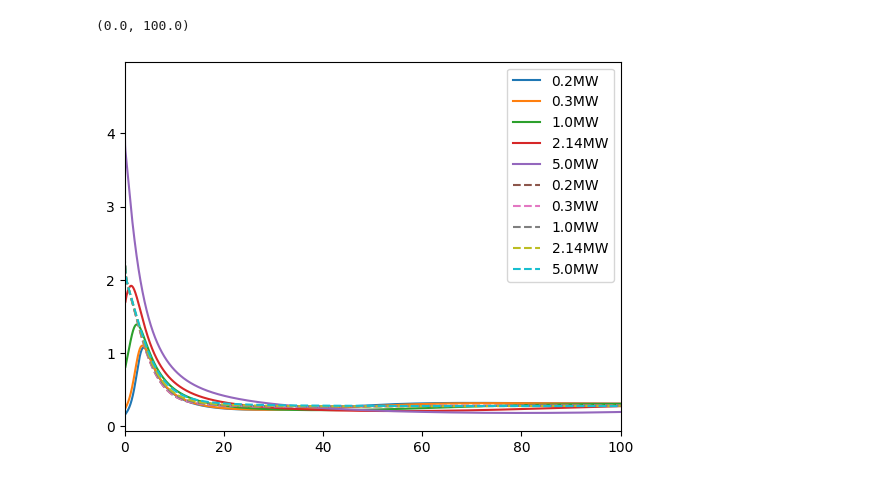
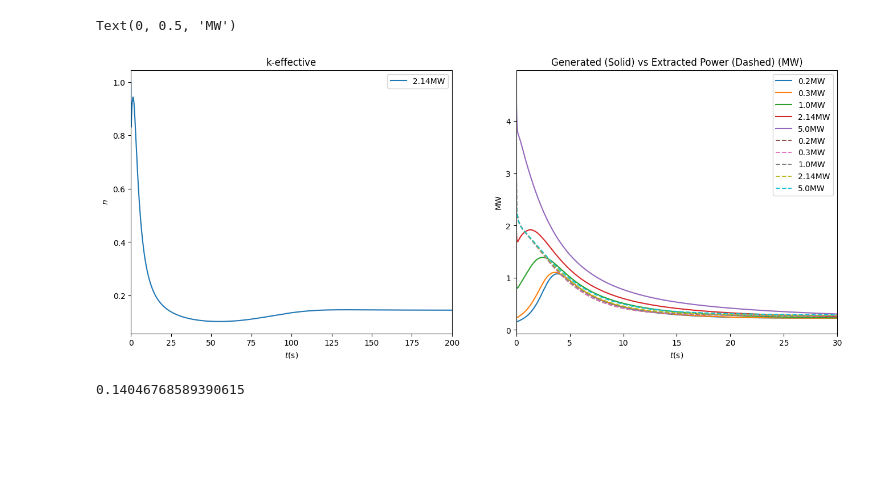
Before and after one commit to LukeLabrie/msc_eng_thesis, a Jupyter notebook: are/compare_power.ipynb, the cells around one changed output. Drawn from its saved outputs; the diff is of its cells as text; code cells hidden in the pictures; blank space fills up the shorter version.

```diff
--- a/are/compare_power.ipynb
+++ b/are/compare_power.ipynb
@@ -4,13 +4,12 @@ from parameters import *
 import numpy as np
 # %%
 # unpack data
-filename1 = 'sim_out_999.99_0.2.txt' # 0.2 MW
-filename2 = 'sim_out_999.99_0.3.txt' # 0.3 MW
-filename3 = 'sim_out_999.99_1.0.txt' # 1.0 MW
-filename4 = 'sim_out_999.99_2.14.txt' # 2.14 MW
-filename5 = 'sim_out_999.99_5.0.txt' # 5.0 MW
+filename1 = 'data/sim_out_999.99_0.2.txt' # 1.2 MW
+filename2 = 'data/sim_out_999.99_0.3.txt' # 1.3 MW
+filename3 = 'data/sim_out_999.99_1.0.txt' # 1.1 MW
+filename4 = 'data/sim_out_999.99_2.14.txt' # 2.14 MW
+filename5 = 'data/sim_out_999.99_5.0.txt' # 5.0 MW
 
-filename6 = 'sim_out_4999.99_1.0.txt' # 1.0 MW
 
 sol_jit1 = []
 sol_jit2 = []
@@ -104,19 +103,38 @@ hwf_ex5 = [(s[11]-s[10])*W_h_fh*scp_h for s in sol_jit5]
 hwc_ex5 = [(s[16]-s[15])*W_h_ch*scp_h for s in sol_jit5]
 tot_ex5 = [fh_ex5[i]+ch_ex5[i]+hwf_ex5[i]+hwc_ex5[i] for i in range(len(sol_jit5))]
 # %%
-plt.plot(T1,tot_pow1,label="0.2MW")
-plt.plot(T2,tot_pow2,label="0.3MW")
-plt.plot(T3,tot_pow3,label="1.0MW")
-plt.plot(T4,tot_pow4,label="2.14MW")
-plt.plot(T5,tot_pow5,label="5.0MW")
+fig, axs = plt.subplots(1,2,figsize=(16,6))
 
-plt.plot(T1,tot_ex1,label="0.2MW",linestyle='--')
-plt.plot(T2,tot_ex2,label="0.3MW",linestyle='--')
-plt.plot(T3,tot_ex3,label="1.0MW",linestyle='--')
-plt.plot(T4,tot_ex4,label="2.14MW",linestyle='--')
-plt.plot(T5,tot_ex5,label="5.0MW",linestyle='--')
-plt.legend()
-plt.xlim([0,100])
+#axs[0].plot(T1,[s[27] for s in sol_jit1],label="0.2MW")
+#axs[0].plot(T2,[s[27] for s in sol_jit2],label="0.3MW")
+#axs[0].plot(T3,[s[27] for s in sol_jit3],label="1.0MW")
+axs[0].plot(T4,[s[27] for s in sol_jit4],label="2.14MW")
+#axs[0].plot(T5,[s[27] for s in sol_jit5],label="5.0MW")
+axs[0].set_xlim([0,200])
+axs[0].set_title("k-effective")
+axs[0].set_xlabel(r"$t$(s)")
+axs[0].set_ylabel(r"$n$")
+axs[0].legend()
+
+axs[1].plot(T1,tot_pow1,label="0.2MW")
+axs[1].plot(T2,tot_pow2,label="0.3MW")
+axs[1].plot(T3,tot_pow3,label="1.0MW")
+axs[1].plot(T4,tot_pow4,label="2.14MW")
+axs[1].plot(T5,tot_pow5,label="5.0MW")
+axs[1].plot(T1,tot_ex1,label="0.2MW",linestyle='--')
+axs[1].plot(T2,tot_ex2,label="0.3MW",linestyle='--')
+axs[1].plot(T3,tot_ex3,label="1.0MW",linestyle='--')
+axs[1].plot(T4,tot_ex4,label="2.14MW",linestyle='--')
+axs[1].plot(T5,tot_ex5,label="5.0MW",linestyle='--')
+axs[1].legend()
+axs[1].set_xlim([0,30])
+axs[1].set_title("Generated (Solid) vs Extracted Power (Dashed) (MW)")
+axs[1].set_xlabel(r"$t$(s)")
+axs[1].set_ylabel("MW")
 # %% [output]
-(0.0, 100.0)
+Text(0, 0.5, 'MW')
-[figure, old version]
+[figure, new version]
+# %%
+sol_jit4[-1][27]
+# %% [output]
+0.14046768589390615
```
Also changed, not shown: 9 other files.
